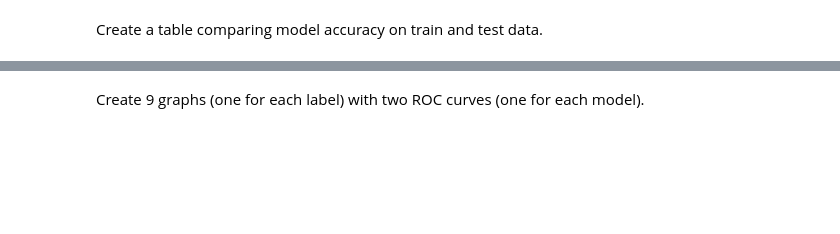
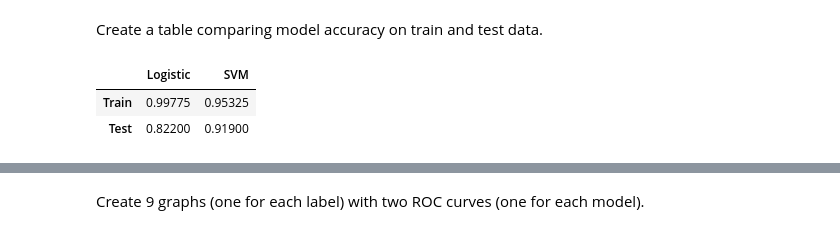
Before and after one commit to richmanpoorman/MachineLearningSpring2023, a Jupyter notebook: proj1/project1/notebook.ipynb, the cells around one changed output, grey strips where cells are left out. Drawn from its saved outputs; the diff is of its cells as text; code cells hidden in the pictures; blank space fills up the shorter version.

```diff
--- a/proj1/project1/notebook.ipynb
+++ b/proj1/project1/notebook.ipynb
@@ -442,28 +479,53 @@ for classifier in svm_list:
+# %%
+# Get the predictions for each C value (NOTE: SEPARATED FOR TESTING PURPOSES)
+for predictor in logList:
+    trainProba = np.array([model.predict_proba(train_samples) for model in predictor])
+    testProba  = np.array([model.predict_proba(test_samples) for model in predictor])
+
+    train_predictions.append(np.argmax(trainProba, axis = 0))
+    test_predictions.append(np.argmax(testProba, axis = 0))
 # %% [markdown]
 Create a table comparing model accuracy on train and test data.
 # %%
-# TODO
-acc_dict = dict()
-tr_acc_list = list()
-te_acc_list = list()
-new_svm_list = list()
-tr_binaries, te_binaries = list(), list()
+# # TODO
+# Get the actual accuracies
+logTrainAccuracies = [len(prediction[prediction == train_samples_labels]) / len(train_samples_labels) for prediction in train_predictions]
+logTestAccuracies  = [len(prediction[prediction == test_samples_labels])  / len(test_samples_labels)  for prediction in test_predictions ]
 
-for c in classes:
-    tr_samples_binary, te_samples_binary = list(), list()
-    for idx in range(len(train_samples_labels)):
-        tr_samples_binary.append( 1 if (train_samples_labels[idx] == c) else -1 )
-    for idx in range(len(test_samples_labels)):
-        te_samples_binary.append( 1 if (test_samples_labels[idx] == c) else -1 )
+bestLogCIdx = np.argmax(logTrainAccuracies)
 
-    tr_binaries.append(tr_samples_binary)
-    te_binaries.append(te_samples_binary)
+# DF Data
+compareResults = {"Logistic": [logTrainAccuracies[bestLogCIdx], logTestAccuracies[bestLogCIdx]],
+                  "SVM": [train_accuracies[bestCIdx], test_accuracies[bestCIdx]]}
 
-    svm = SVC(kernel="linear", C=bestC)
-    svm.fit(train_samples, tr_samples_binary)
+df = pd.DataFrame(compareResults, index = ["Train", "Test"])
+display(df)
 
-    new_svm_list.append(svm)
+# acc_dict = dict()
+# tr_acc_list = list()
+# te_acc_list = list()
+# new_svm_list = list()
+# tr_binaries, te_binaries = list(), list()
 
-for idx in range(len(new_svm_list)):
-    tr_acc_list.append(new_svm_list[idx].score(train_samples, tr_binaries[idx]))
-    te_acc_list.append(new_svm_list[idx].score(test_samples,  te_binaries[idx]))
+# for c in classes:
+#     tr_samples_binary, te_samples_binary = list(), list()
+#     for idx in range(len(train_samples_labels)):
+#         tr_samples_binary.append( 1 if (train_samples_labels[idx] == c) else -1 )
+#     for idx in range(len(test_samples_labels)):
+#         te_samples_binary.append( 1 if (test_samples_labels[idx] == c) else -1 )
+
+#     tr_binaries.append(tr_samples_binary)
+#     te_binaries.append(te_samples_binary)
+
+#     svm = SVC(kernel="linear", C=bestC)
+#     svm.fit(train_samples, tr_samples_binary)
+
+#     new_svm_list.append(svm)
+
+# for idx in range(len(new_svm_list)):
+#     tr_acc_list.append(new_svm_list[idx].score(train_samples, tr_binaries[idx]))
+#     te_acc_list.append(new_svm_list[idx].score(test_samples,  te_binaries[idx]))
+# %% [output]
+|  | Logistic | SVM |
+| Train | 0.99775 | 0.95325 |
+| Test | 0.82200 | 0.91900 |
```
Also changed, not shown: parts of 9 cells of this notebook.
